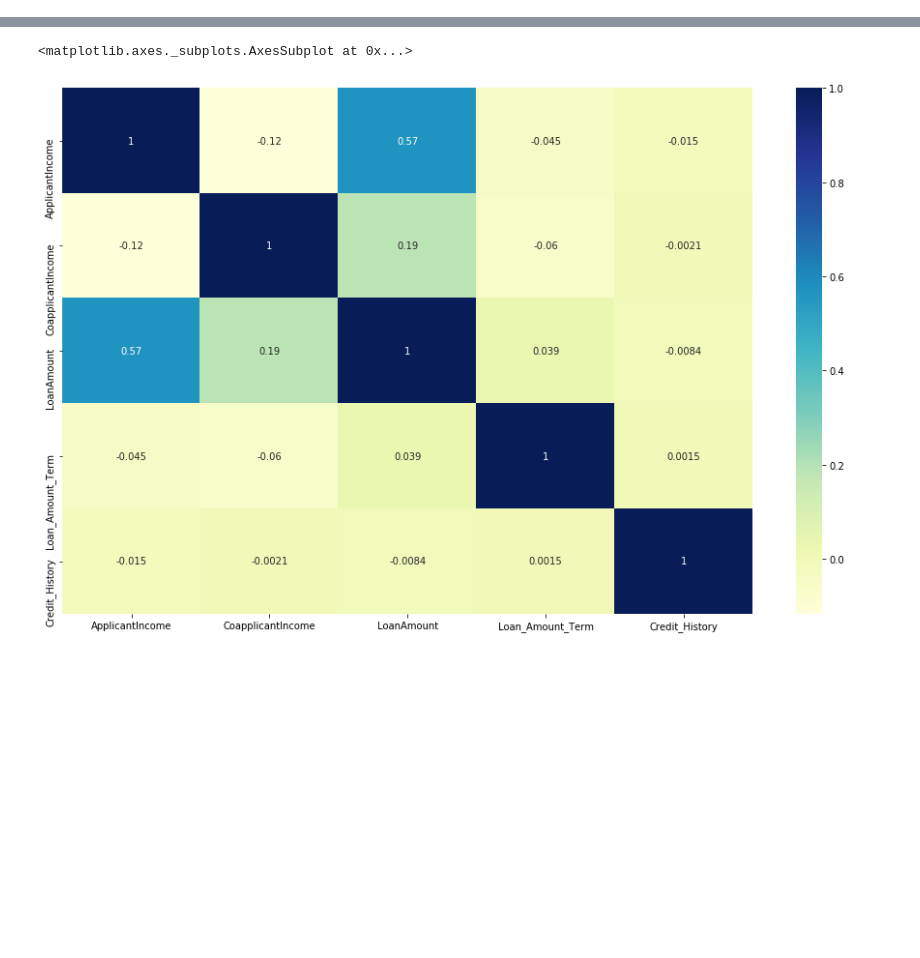
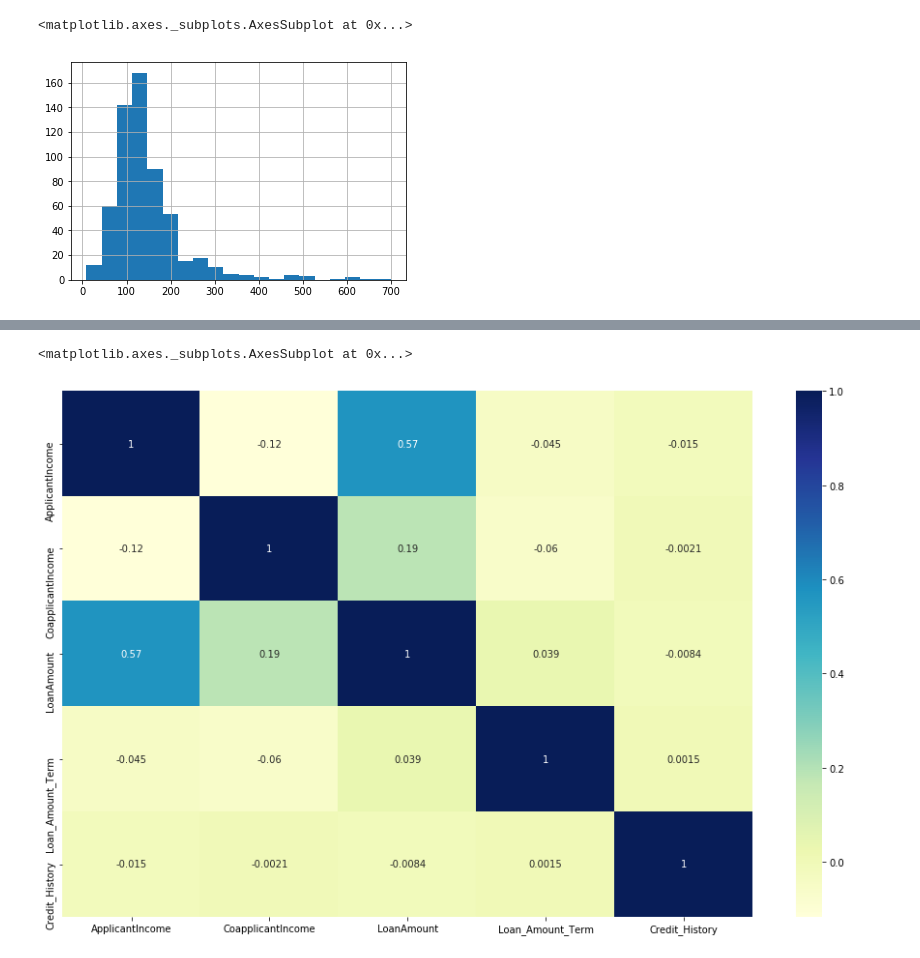
Before and after one commit to avinash5628/Loan-Predection, a Jupyter notebook: loan prediction.ipynb, the cells around one changed output, grey strips where cells are left out. Cells and saved outputs as stored; diff of their text form; code cells hidden in the pictures; blank space fills up the shorter version.

```diff
--- a/loan prediction.ipynb
+++ b/loan prediction.ipynb
@@ -18,0 +34,5 @@ data.shape
+# %%
+data['LoanAmount'].hist(bins=20)
+# %% [output]
+<matplotlib.axes._subplots.AxesSubplot at 0x...>
+[figure, added]
```
Also changed, not shown: parts of 47 cells of this notebook.
